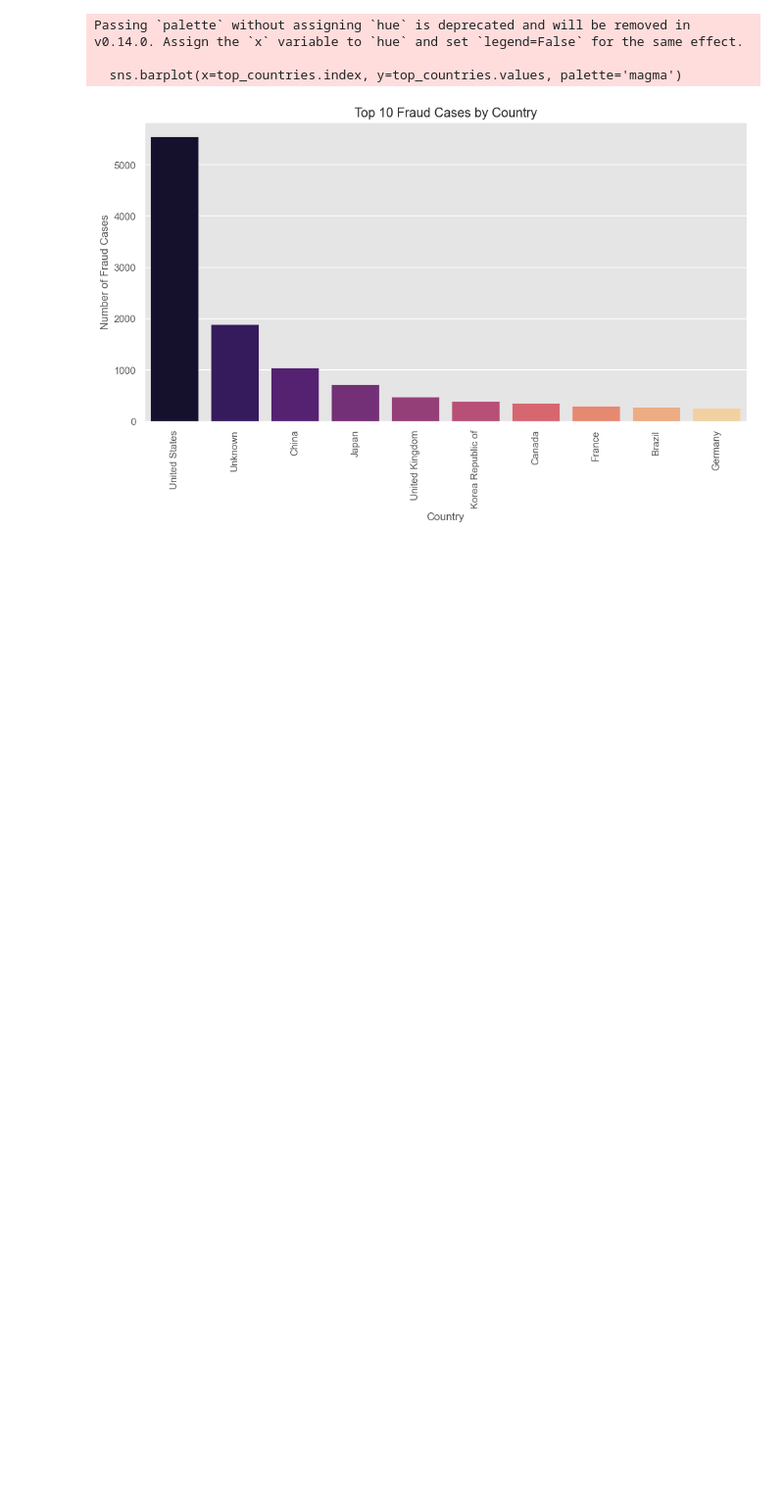
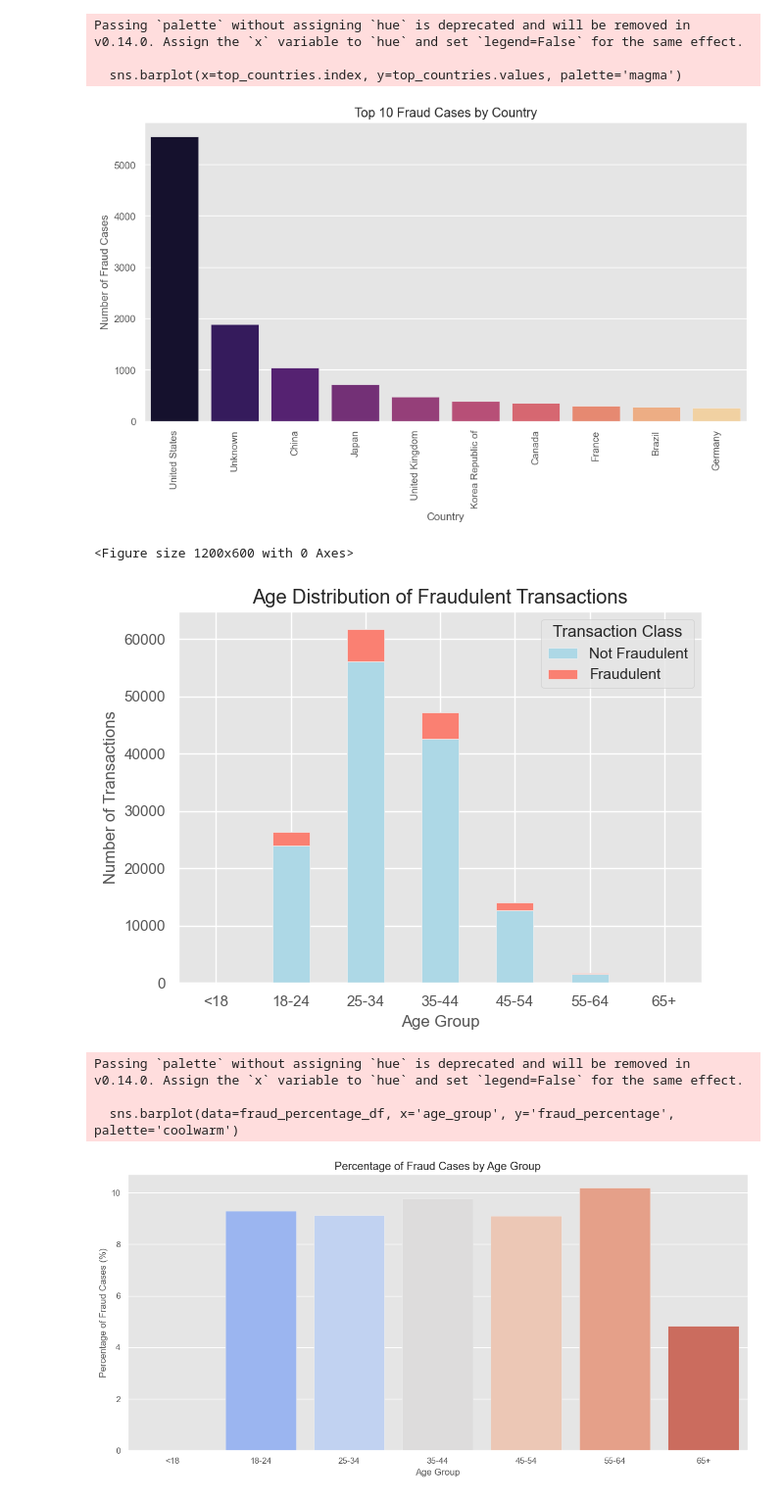
Before and after one commit to HaYyu-Ra/ecommerce_fraud_detection_analysis, a Jupyter notebook: notebooks/EDA.ipynb, the cells around one changed output. Shown at 98% size. Cells and saved outputs as stored; diff of their text form; code cells hidden in the pictures; blank space fills up the shorter version.

```diff
--- a/notebooks/EDA.ipynb
+++ b/notebooks/EDA.ipynb
@@ -216,3 +285,57 @@ Passing `palette` without assigning `hue` is deprecated and will be removed in v
 
   sns.barplot(x=top_countries.index, y=top_countries.values, palette='magma')
 [figure]
+# %%
+# Import necessary libraries
+import pandas as pd
+import seaborn as sns
+import matplotlib.pyplot as plt
+
+# Load the fraud data from CSV files
+fraud_data_path = r"C:\Users\hayyu.ragea\AppData\Local\Programs\Python\Python312\fraud_detection_project\data\processed\fraud_cleaned.csv"
+fraud_data = pd.read_csv(fraud_data_path)
+
+# Check for null values in the age column and drop them if necessary
+fraud_data = fraud_data.dropna(subset=['age'])
+
+# Create a new column for age group
+bins = [0, 18, 25, 35, 45, 55, 65, 100]  # Define the age bins
+labels = ['<18', '18-24', '25-34', '35-44', '45-54', '55-64', '65+']  # Labels for age bins
+fraud_data['age_group'] = pd.cut(fraud_data['age'], bins=bins, labels=labels, right=False)
+
+# Calculate the count of fraud cases by age group
+age_distribution = fraud_data.groupby(['age_group', 'class']).size().unstack(fill_value=0)
+
+# Plot the age distribution of fraud cases
+plt.figure(figsize=(12, 6))
+age_distribution.plot(kind='bar', stacked=True, color=['lightblue', 'salmon'])
+plt.title('Age Distribution of Fraudulent Transactions')
+plt.xlabel('Age Group')
+plt.ylabel('Number of Transactions')
+plt.xticks(rotation=0)
+plt.legend(title='Transaction Class', labels=['Not Fraudulent', 'Fraudulent'], loc='upper right')
+plt.tight_layout()
+plt.show()
+
+# Calculate the percentage of fraud cases in each age group
+age_distribution['fraud_percentage'] = (age_distribution[1] / age_distribution.sum(axis=1)) * 100
+
+# Create a DataFrame for plotting the fraud percentage
+fraud_percentage_df = age_distribution[['fraud_percentage']].reset_index()
+
+# Plot the fraud percentage by age group
+plt.figure(figsize=(12, 6))
+sns.barplot(data=fraud_percentage_df, x='age_group', y='fraud_percentage', palette='coolwarm')
+plt.title('Percentage of Fraud Cases by Age Group')
+plt.xlabel('Age Group')
+plt.ylabel('Percentage of Fraud Cases (%)')
+plt.xticks(rotation=0)
+plt.tight_layout()
+plt.show()
+# %% [output]
+<Figure size 1200x600 with 0 Axes>
+[figure, added]
+Passing `palette` without assigning `hue` is deprecated and will be removed in v0.14.0. Assign the `x` variable to `hue` and set `legend=False` for the same effect.
+
+  sns.barplot(data=fraud_percentage_df, x='age_group', y='fraud_percentage', palette='coolwarm')
+[figure, added]
```
Also changed, not shown: parts of 1 cell of this notebook.
